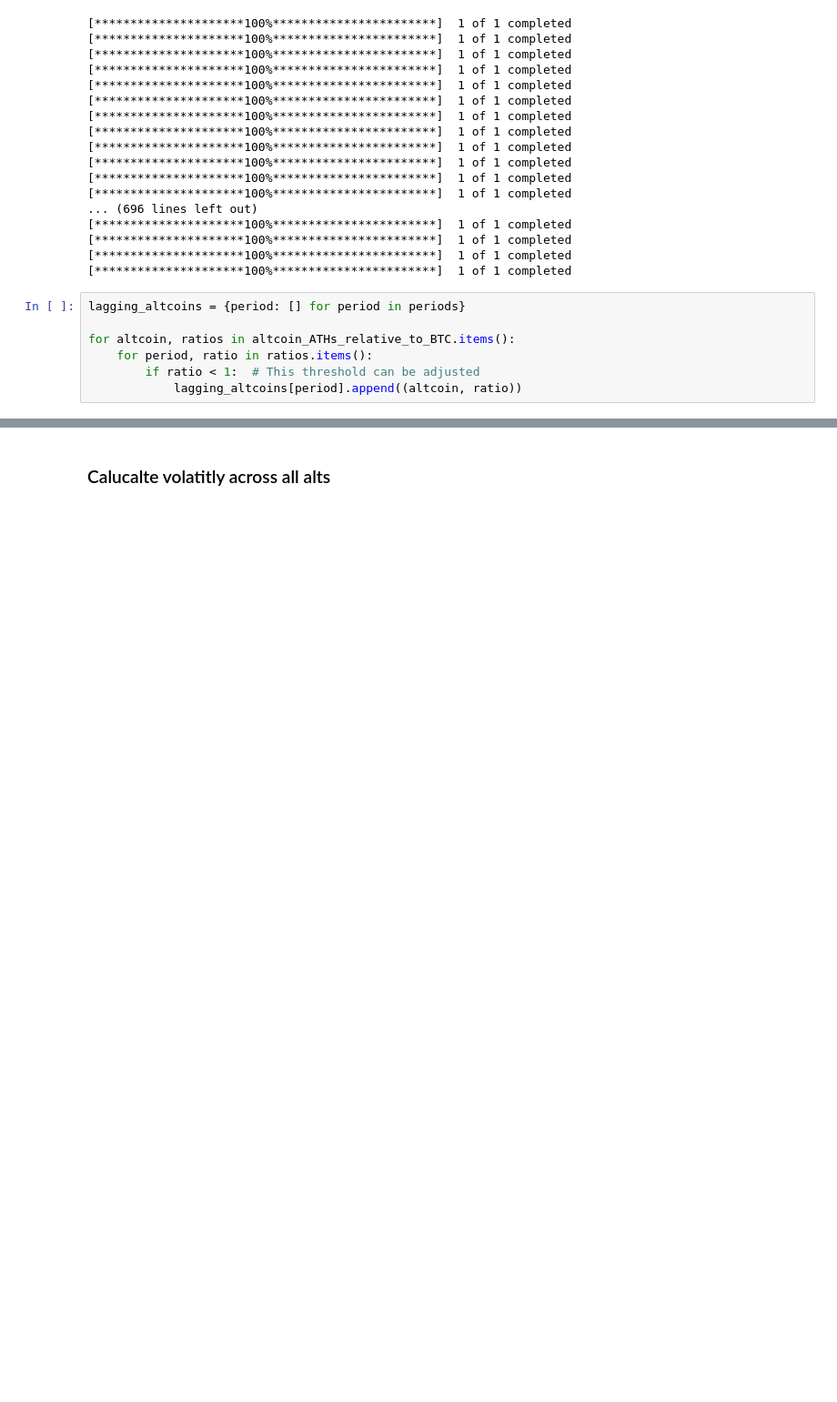
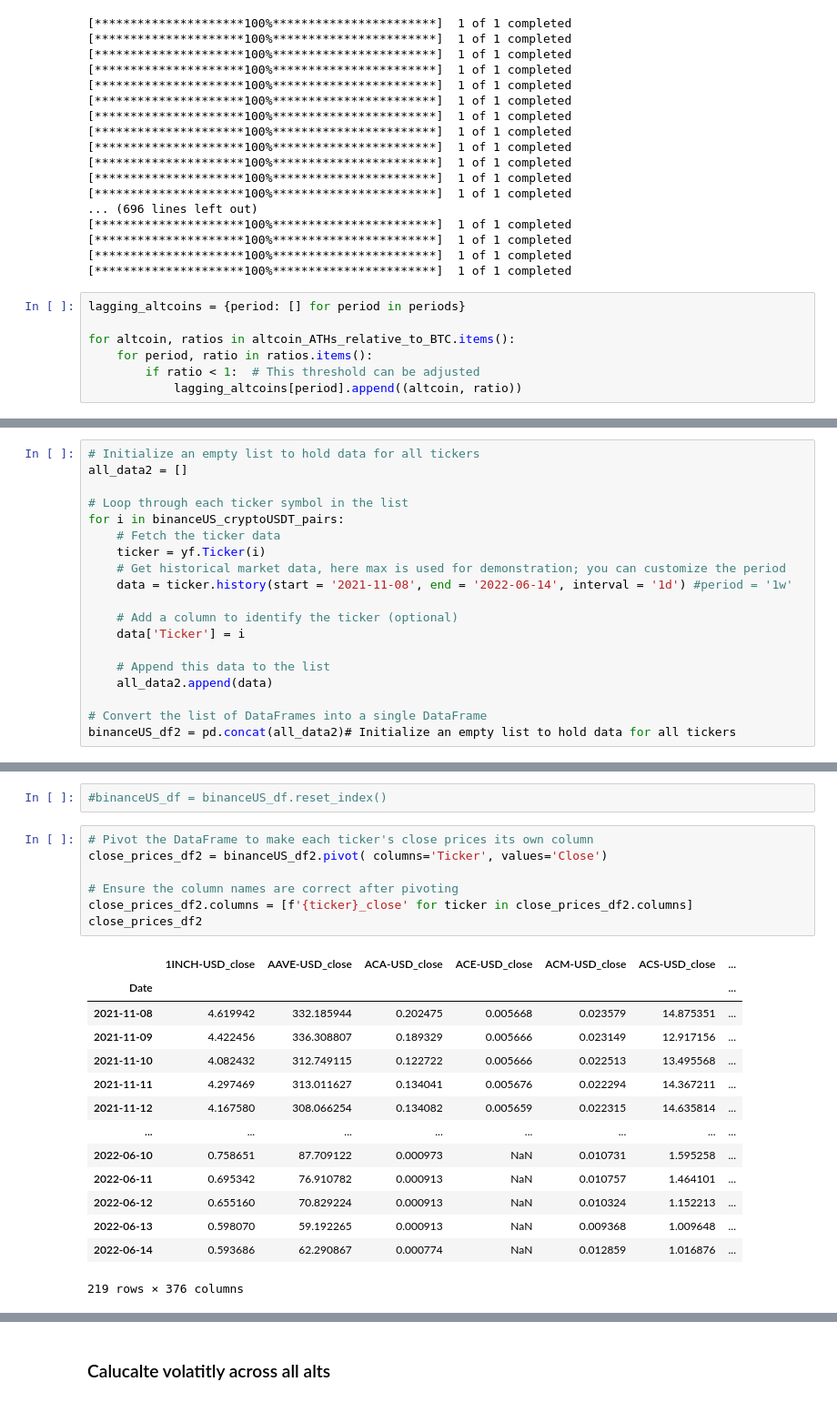
Before and after one commit to Gino-Petrosian/Cryptocurrency-cyclic-Correlation-with-Bitcoin, a Jupyter notebook: FreeformAnalysis.ipynb, the cells around one changed output, grey strips where cells are left out. Shown: that part at 91% size. Cells and saved outputs as stored; diff of their text form; blank space fills up the shorter version.

```diff
--- a/FreeformAnalysis.ipynb
+++ b/FreeformAnalysis.ipynb
@@ -937,0 +939,19 @@ ValueError: All arrays must be of the same length
+# %%
+# Initialize an empty list to hold data for all tickers
+all_data2 = []
+
+# Loop through each ticker symbol in the list
+for i in binanceUS_cryptoUSDT_pairs:
+    # Fetch the ticker data
+    ticker = yf.Ticker(i)
+    # Get historical market data, here max is used for demonstration; you can customize the period
+    data = ticker.history(start = '2021-11-08', end = '2022-06-14', interval = '1d') #period = '1w'
+
+    # Add a column to identify the ticker (optional)
+    data['Ticker'] = i
+
+    # Append this data to the list
+    all_data2.append(data)
+
+# Convert the list of DataFrames into a single DataFrame
+binanceUS_df2 = pd.concat(all_data2)# Initialize an empty list to hold data for all tickers
@@ -937,0 +989,24 @@ ValueError: All arrays must be of the same length
+# %%
+#binanceUS_df = binanceUS_df.reset_index()
+# %%
+# Pivot the DataFrame to make each ticker's close prices its own column
+close_prices_df2 = binanceUS_df2.pivot( columns='Ticker', values='Close')
+
+# Ensure the column names are correct after pivoting
+close_prices_df2.columns = [f'{ticker}_close' for ticker in close_prices_df2.columns]
+close_prices_df2
+# %% [output]
+|  | 1INCH-USD_close | AAVE-USD_close | ACA-USD_close | ACE-USD_close | ACM-USD_close | ACS-USD_close | ... |
+| Date |  |  |  |  |  |  | ... |
+| 2021-11-08 | 4.619942 | 332.185944 | 0.202475 | 0.005668 | 0.023579 | 14.875351 | ... |
+| 2021-11-09 | 4.422456 | 336.308807 | 0.189329 | 0.005666 | 0.023149 | 12.917156 | ... |
+| 2021-11-10 | 4.082432 | 312.749115 | 0.122722 | 0.005666 | 0.022513 | 13.495568 | ... |
+| 2021-11-11 | 4.297469 | 313.011627 | 0.134041 | 0.005676 | 0.022294 | 14.367211 | ... |
+| 2021-11-12 | 4.167580 | 308.066254 | 0.134082 | 0.005659 | 0.022315 | 14.635814 | ... |
+| ... | ... | ... | ... | ... | ... | ... | ... |
+| 2022-06-10 | 0.758651 | 87.709122 | 0.000973 | NaN | 0.010731 | 1.595258 | ... |
+| 2022-06-11 | 0.695342 | 76.910782 | 0.000913 | NaN | 0.010757 | 1.464101 | ... |
+| 2022-06-12 | 0.655160 | 70.829224 | 0.000913 | NaN | 0.010324 | 1.152213 | ... |
+| 2022-06-13 | 0.598070 | 59.192265 | 0.000913 | NaN | 0.009368 | 1.009648 | ... |
+| 2022-06-14 | 0.593686 | 62.290867 | 0.000774 | NaN | 0.012859 | 1.016876 | ... |
+219 rows × 376 columns
```
Also changed, not shown: parts of 17 cells of this notebook.
